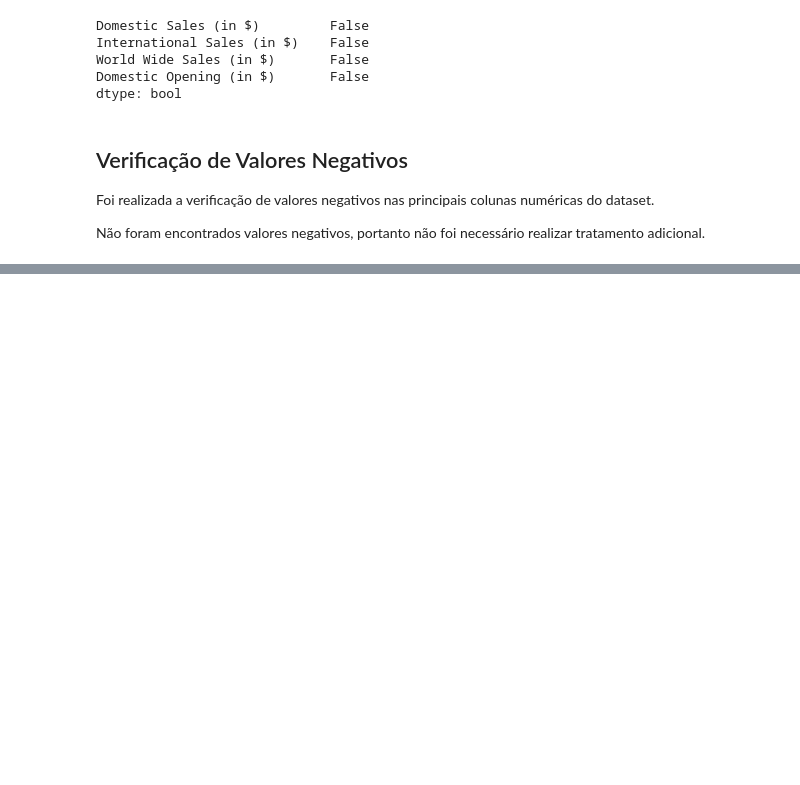
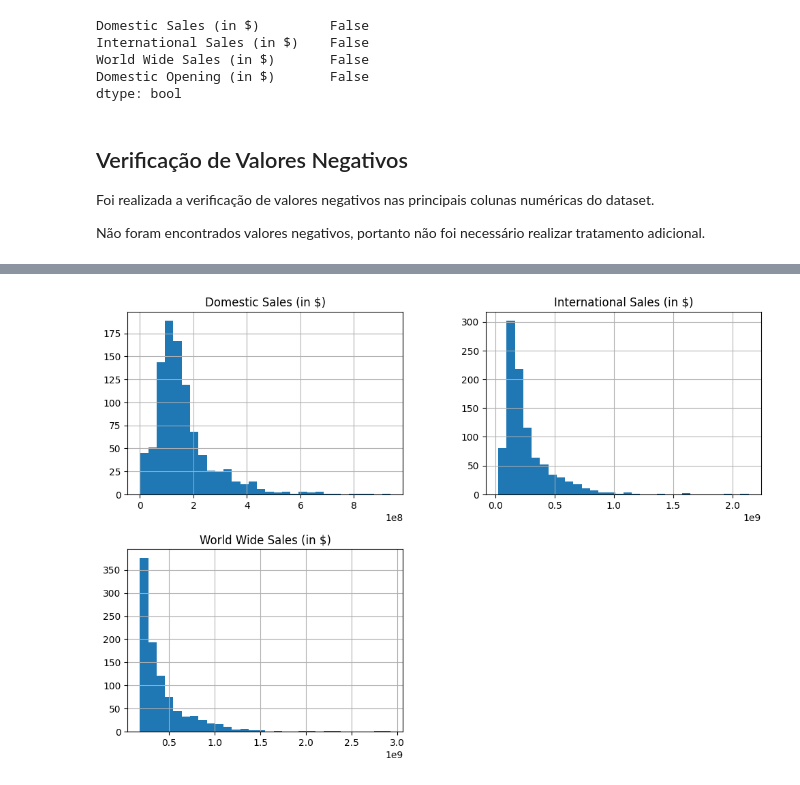
Before and after one commit to gabrielaniceto1/TrabalhoEstatistica, a Jupyter notebook: pergunta3.ipynb, the cells around one changed output, grey strips where cells are left out. Cells and saved outputs as stored; diff of their text form; code cells hidden in the pictures; blank space fills up the shorter version.

```diff
--- a/pergunta3.ipynb
+++ b/pergunta3.ipynb
@@ -200,0 +214,12 @@ sns.boxplot(data=df_filtrado)
+# %%
+cols = [
+    'Domestic Sales (in $)',
+    'International Sales (in $)',
+    'World Wide Sales (in $)',
+    'Domestic Opening (in $)'
+]
+
+df_filtrado[cols].hist(bins=30, figsize=(12,8))
+plt.show()
+# %% [output]
+[figure, added]
```
Also changed, not shown: parts of 24 cells of this notebook.
